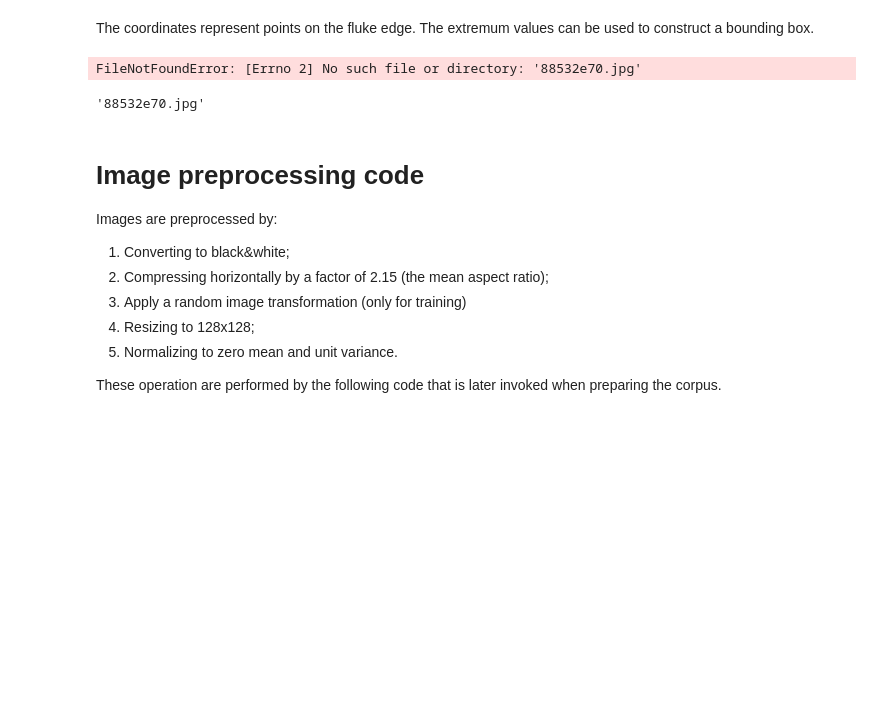
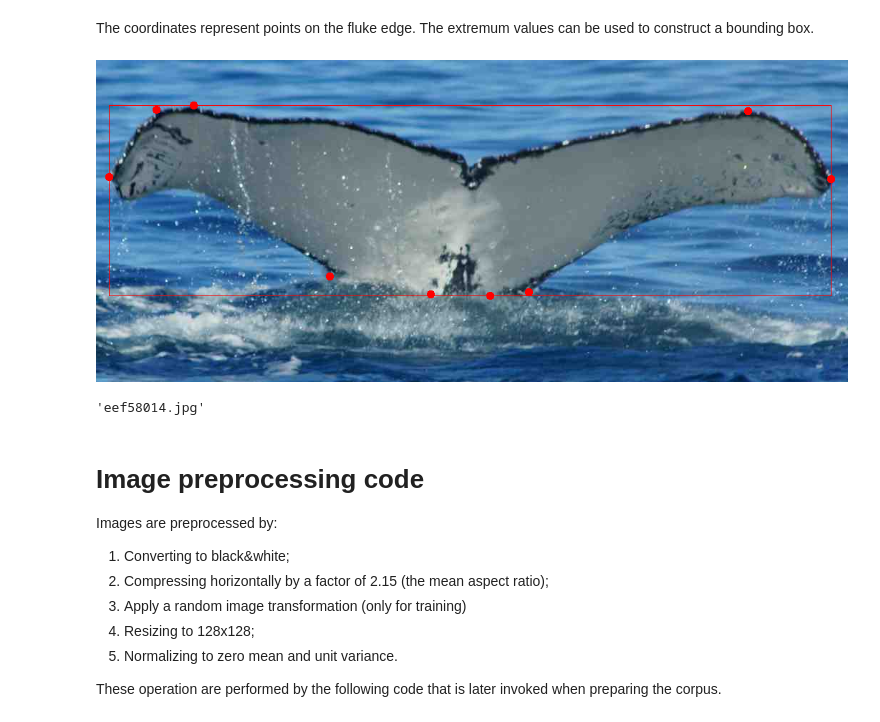
Before and after one commit to philippschw/whale_pytorch, a Jupyter notebook: bboxs/bounding-box-model.ipynb, the cells around one changed output. Drawn from its saved outputs; the diff is of its cells as text; code cells hidden in the pictures; blank space fills up the shorter version.

```diff
--- a/bboxs/bounding-box-model.ipynb
+++ b/bboxs/bounding-box-model.ipynb
@@ -61,39 +48,39 @@ def expand_path(p):
     if isfile('../input/train/' + p): return '../input/train/' + p
     if isfile('../input/test/' + p): return '../input/test/' + p
     return p
 
 def read_raw_image(p):
     return pil_image.open(expand_path(p))
 
 def draw_dot(draw, x, y):
     draw.ellipse(((x-5,y-5),(x+5,y+5)), fill='red', outline='red')
 
 def draw_dots(draw, coordinates):
     for x,y in coordinates: draw_dot(draw, x, y)
 
 def bounding_rectangle(list):
     x0, y0 = list[0]
     x1, y1 = x0, y0
     for x,y in list[1:]:
         x0 = min(x0, x)
         y0 = min(y0, y)
         x1 = max(x1, x)
         y1 = max(y1, y)
     return x0,y0,x1,y1
 
-filename,coordinates = data[0]
+filename,coordinates = data[235]
 box = bounding_rectangle(coordinates)
 img = read_raw_image(filename)
 draw = Draw(img)
 draw_dots(draw, coordinates)
 draw.rectangle(box, outline='red')
 img
 # %% [output]
-FileNotFoundError: [Errno 2] No such file or directory: '88532e70.jpg'
+[figure, added]
 # %%
 filename
 # %% [output]
-'88532e70.jpg'
+'eef58014.jpg'
 # %% [markdown]
 # Image preprocessing code
 Images are preprocessed by:
```
Also changed, not shown: parts of 9 cells of this notebook, 4 other files.
